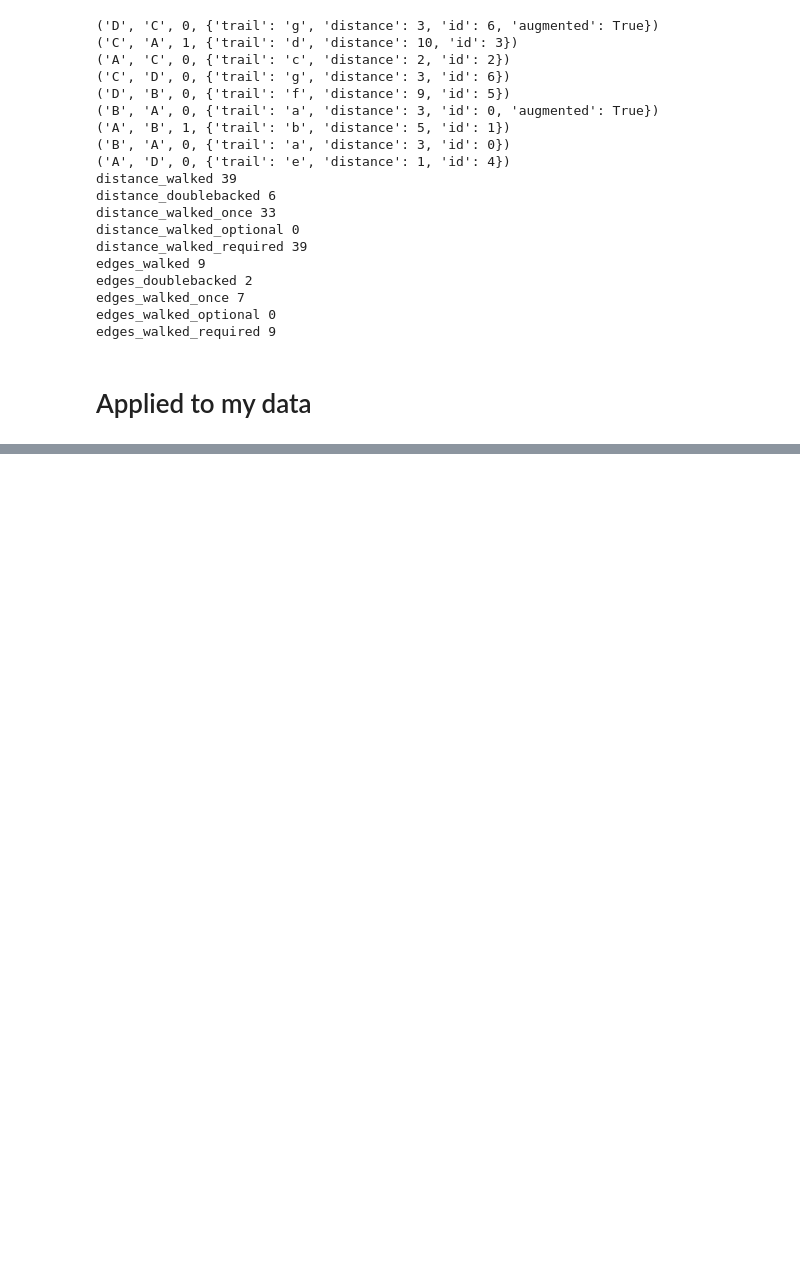
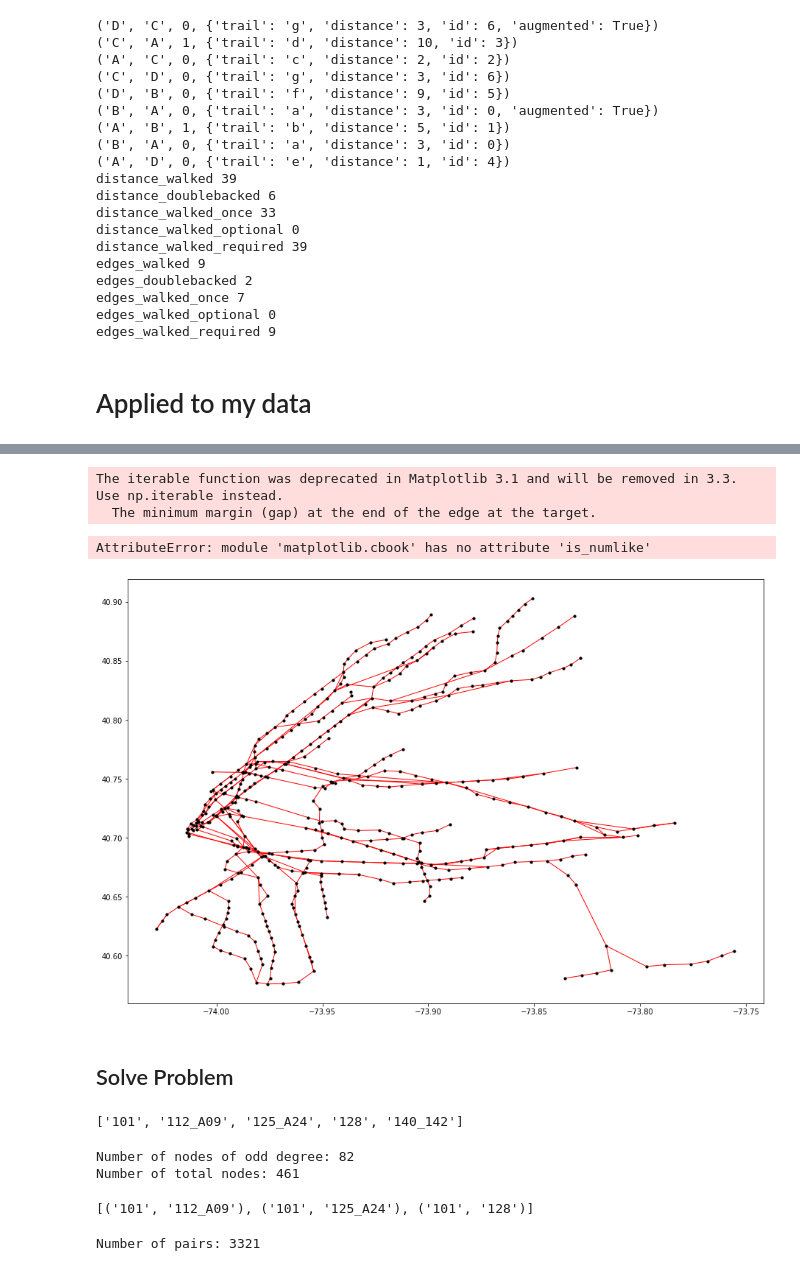
Before and after one commit to gregfeliu/The_Subway_Challenge, a Jupyter notebook: Solve_Postman_Problem.ipynb, the cells around one changed output, grey strips where cells are left out. Saved outputs shown, nothing was run; the diff lists cells and outputs as text; code cells hidden in the pictures; blank space fills up the shorter version.

```diff
--- a/Solve_Postman_Problem.ipynb
+++ b/Solve_Postman_Problem.ipynb
@@ -68,0 +156,6 @@ edges_walked_required 9
+# %%
+g = nx.Graph()
+# %%
+for i, elrow in my_edgelist.iterrows():
+    # g.add_edge(elrow[0], elrow[1], attr_dict=elrow[2:].to_dict())  # deprecated after NX 1.11
+    g.add_edge(elrow[0], elrow[1], **elrow[2:].to_dict())
@@ -68,0 +174,3 @@ edges_walked_required 9
+# %%
+for i, nlrow in node_list_df.iterrows():
+    nx.set_node_attributes(g, {nlrow['station_id']:  nlrow[1:].to_dict()})
@@ -68,0 +248,10 @@ edges_walked_required 9
+# %%
+node_positions = {node[0]: (node[1]['Y'], node[1]['X']) for node in list(g.nodes(data=True))}
+# Preview of node_positions with a bit of hack (there is no head/slice method for dictionaries).
+# dict(list(node_positions.items())[0:5])
+# %%
+plt.figure(figsize=(12, 8))
+nx.draw(g, pos=node_positions, edge_color='red', node_size=10, node_color='black')
+plt.title('Graph Representation of Sleeping Giant Trail Map', size=15)
+plt.show()
+# %% [output]
@@ -68,0 +259,28 @@ edges_walked_required 9
+The iterable function was deprecated in Matplotlib 3.1 and will be removed in 3.3. Use np.iterable instead.
+  The minimum margin (gap) at the end of the edge at the target.
+AttributeError: module 'matplotlib.cbook' has no attribute 'is_numlike'
+[figure, added]
+# %% [markdown]
+## Solve Problem
+# %%
+nodes_odd_degree = [v for v, d in g.degree() if d % 2 == 1]
+nodes_odd_degree[0:5]
+# %% [output]
+['101', '112_A09', '125_A24', '128', '140_142']
+# %%
+print('Number of nodes of odd degree: {}'.format(len(nodes_odd_degree)))
+print('Number of total nodes: {}'.format(len(g.nodes())))
+# %% [output]
+Number of nodes of odd degree: 82
+Number of total nodes: 461
+# %%
+# Compute all pairs of odd nodes. in a list of tuples
+odd_node_pairs = list(itertools.combinations(nodes_odd_degree, 2))
+# Preview pairs of odd degree nodes
+odd_node_pairs[0:3]
+# %% [output]
+[('101', '112_A09'), ('101', '125_A24'), ('101', '128')]
+# %%
+print('Number of pairs: {}'.format(len(odd_node_pairs)))
+# %% [output]
+Number of pairs: 3321
```
Also changed, not shown: parts of 63 cells of this notebook, 1 other file.
